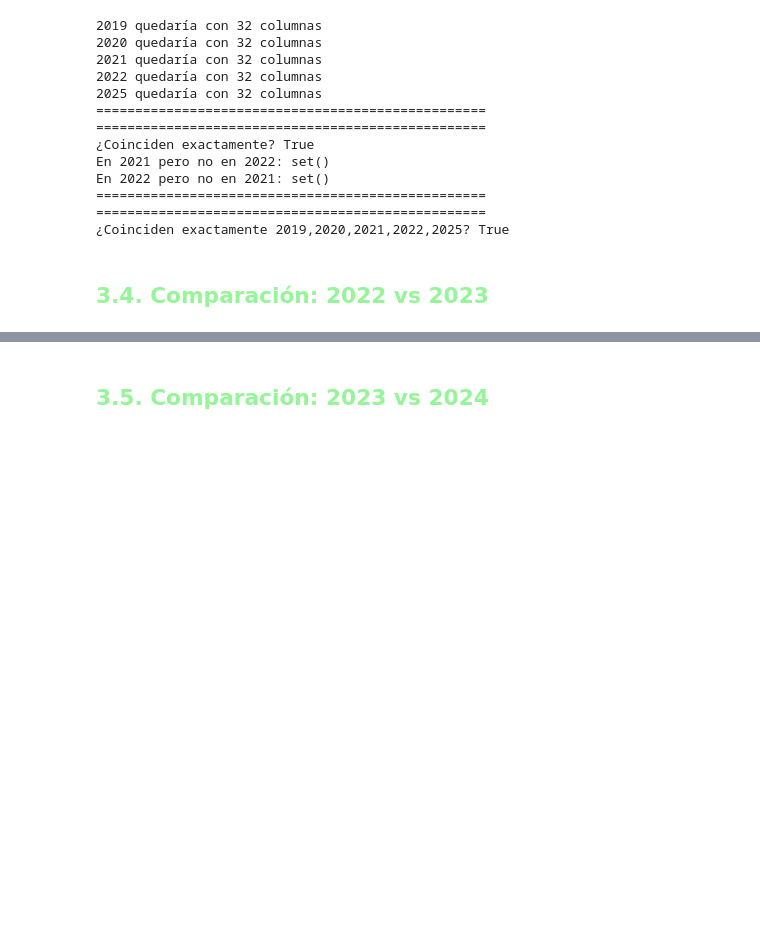
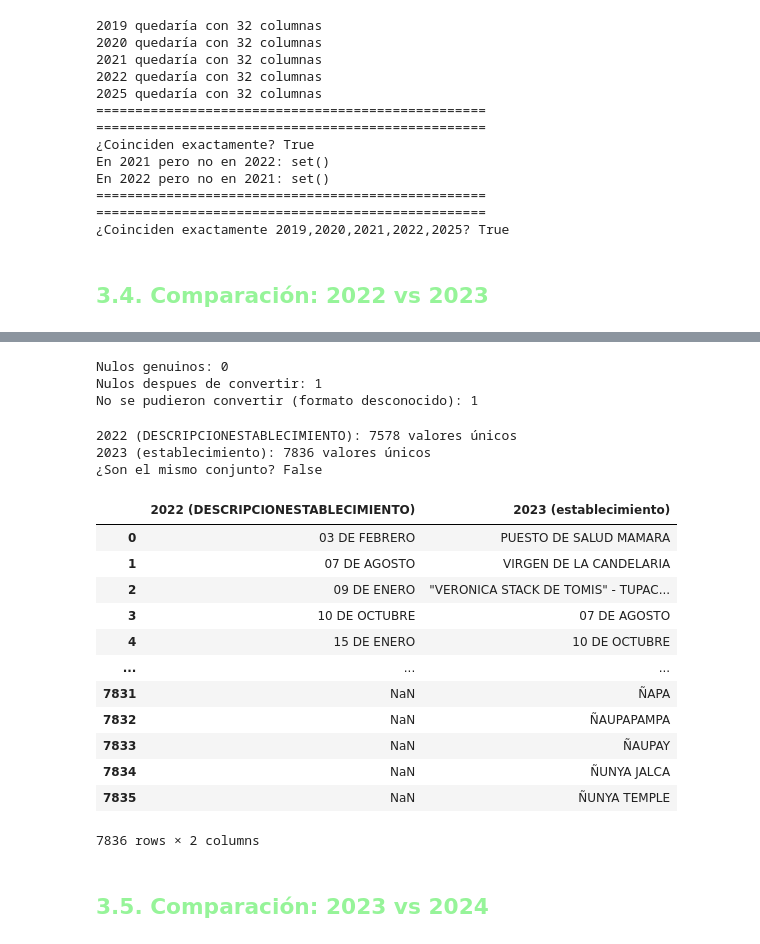
Before and after one commit to nadia0207/minsa-rrhh-analytics, a Jupyter notebook: notebooks/01_comparacion_columnas.ipynb, the cells around one changed output, grey strips where cells are left out. Drawn from its saved outputs; the diff is of its cells as text; code cells hidden in the pictures; blank space fills up the shorter version.

```diff
--- a/notebooks/01_comparacion_columnas.ipynb
+++ b/notebooks/01_comparacion_columnas.ipynb
@@ -1242,0 +1349,36 @@ En 2022 pero no en 2021: set()
+# %%
+# Convertimos fecha y calculamos EDAD en el DF de 2022
+df_2023 = convertir_fecha_nacimiento(df_2023)
+df_2023['EDAD'] = calcular_edad(df_2023['fecha_nacimiento_dt'], 2023)
+
+# Solo un registro no se puede calcular EDAD (30/05/85) deberia ser 30/05/1985
+
+# Con las siguiente lineas puedes verificar cual es el registro con diferente formato
+# serie_temp = df_2022['fecha_nacimiento'].replace(r'(?i)no especifica|n/a|sin dato|no aplica', pd.NA, regex=True)
+# problematico = serie_temp[serie_temp.notna() & df_2022['fecha_nacimiento_dt'].isna()]
+# print(problematico)
+# %% [output]
+Nulos genuinos: 0
+Nulos despues de convertir: 1
+No se pudieron convertir (formato desconocido): 1
+# %%
+# 3. Analizando el contenido de las columnas
+df_analisis_2023 = comparar_valores(df_2022, 'DESCRIPCIONESTABLECIMIENTO', '2022', df_2023, 'establecimiento', '2023')
+df_analisis_2023
+# %% [output]
+2022 (DESCRIPCIONESTABLECIMIENTO): 7578 valores únicos
+2023 (establecimiento): 7836 valores únicos
+¿Son el mismo conjunto? False
+|  | 2022 (DESCRIPCIONESTABLECIMIENTO) | 2023 (establecimiento) |
+| 0 | 03 DE FEBRERO | PUESTO DE SALUD MAMARA |
+| 1 | 07 DE AGOSTO | VIRGEN DE LA CANDELARIA |
+| 2 | 09 DE ENERO | "VERONICA STACK DE TOMIS" - TUPAC... |
+| 3 | 10 DE OCTUBRE | 07 DE AGOSTO |
+| 4 | 15 DE ENERO | 10 DE OCTUBRE |
+| ... | ... | ... |
+| 7831 | NaN | ÑAPA |
+| 7832 | NaN | ÑAUPAPAMPA |
+| 7833 | NaN | ÑAUPAY |
+| 7834 | NaN | ÑUNYA JALCA |
+| 7835 | NaN | ÑUNYA TEMPLE |
+7836 rows × 2 columns
```
Also changed, not shown: parts of 13 cells of this notebook.
